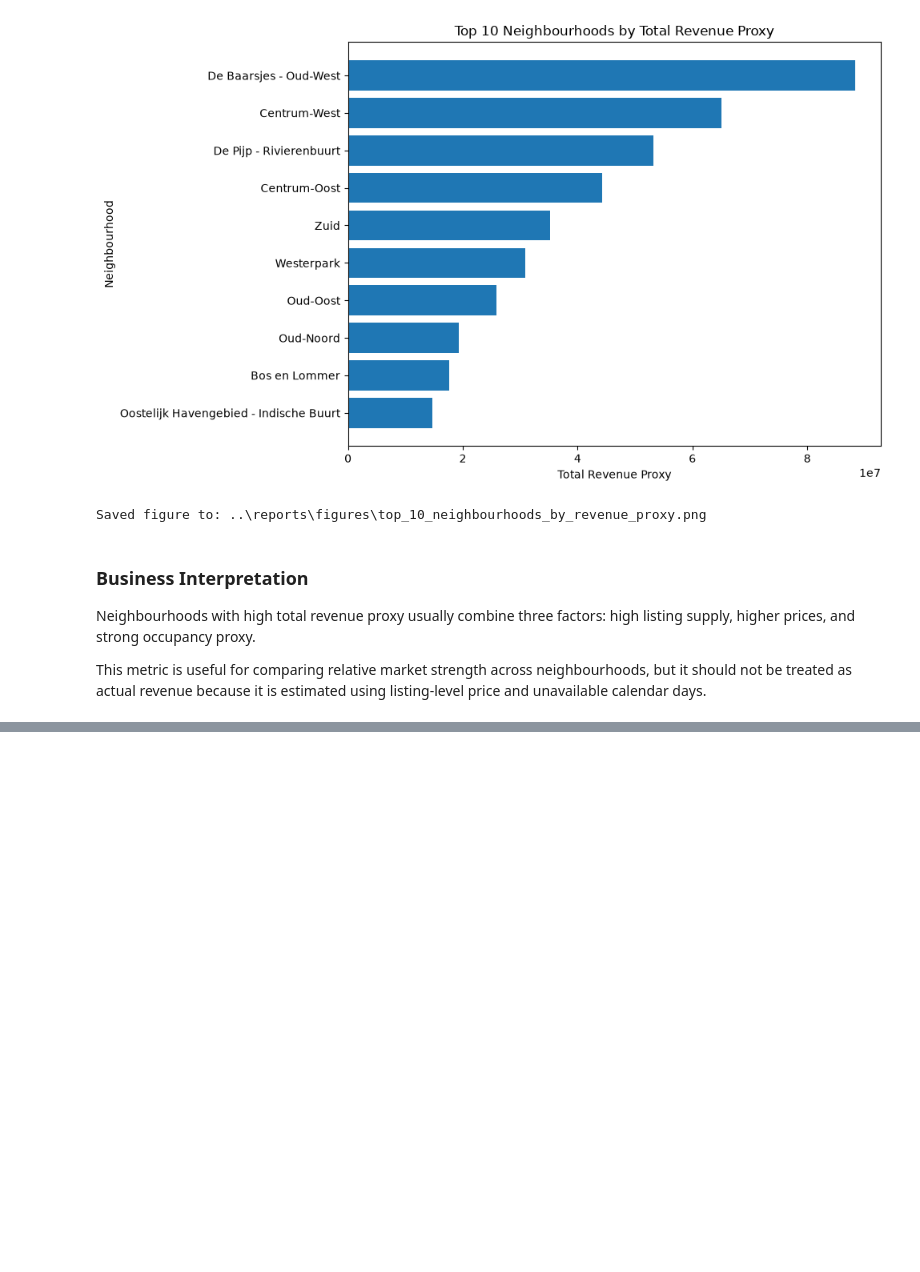
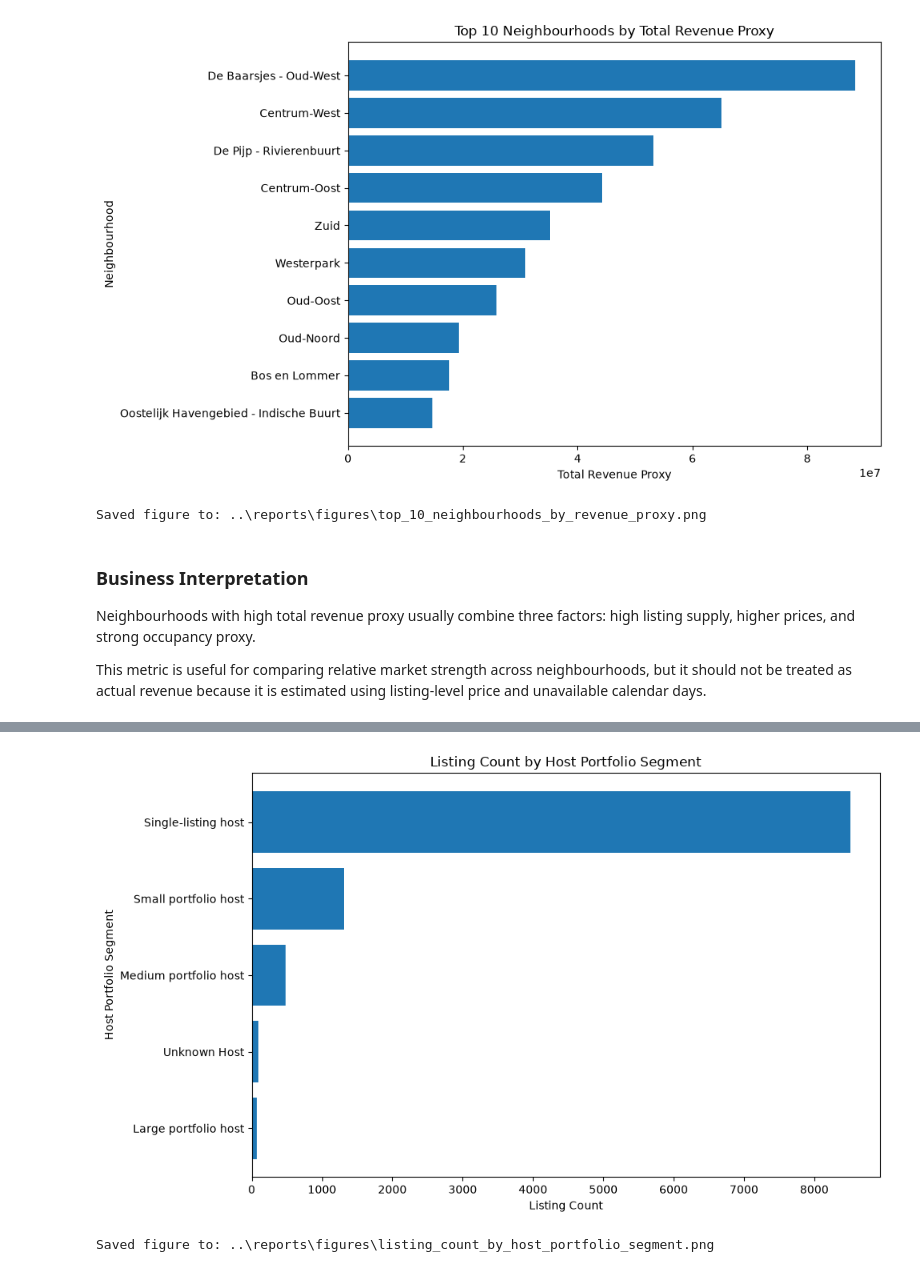
Before and after one commit to Tnadeeja/Inside-Airbnb-Market-Intelligence-Platform-Data-Engineering-Analytics-AI, a Jupyter notebook: notebooks/03_eda_business_analysis.ipynb, the cells around one changed output, grey strips where cells are left out. Drawn from its saved outputs; the diff is of its cells as text; code cells hidden in the pictures; blank space fills up the shorter version.

Commit message:
Add host portfolio EDA charts and insights

```diff
--- a/notebooks/03_eda_business_analysis.ipynb
+++ b/notebooks/03_eda_business_analysis.ipynb
@@ -391,0 +407,8 @@ This metric is useful for comparing relative market strength across neighbourhoo
+# %%
+host_portfolio_chart_df = (
+    host_portfolio_summary_df
+    .sort_values("listing_count", ascending=False)
+    .copy()
+)
+
+host_portfolio_chart_df
@@ -391,0 +422,20 @@ This metric is useful for comparing relative market strength across neighbourhoo
+# %%
+plt.figure(figsize=(10, 6))
+plt.barh(
+    host_portfolio_chart_df["host_portfolio_segment"],
+    host_portfolio_chart_df["listing_count"]
+)
+plt.title("Listing Count by Host Portfolio Segment")
+plt.xlabel("Listing Count")
+plt.ylabel("Host Portfolio Segment")
+plt.gca().invert_yaxis()
+plt.tight_layout()
+
+output_path = FIGURES_PATH / "listing_count_by_host_portfolio_segment.png"
+plt.savefig(output_path, dpi=300)
+plt.show()
+
+print(f"Saved figure to: {output_path}")
+# %% [output]
+[figure, added]
+Saved figure to: ..\reports\figures\listing_count_by_host_portfolio_segment.png
```
Also changed, not shown: parts of 10 cells of this notebook, 4 other files.
